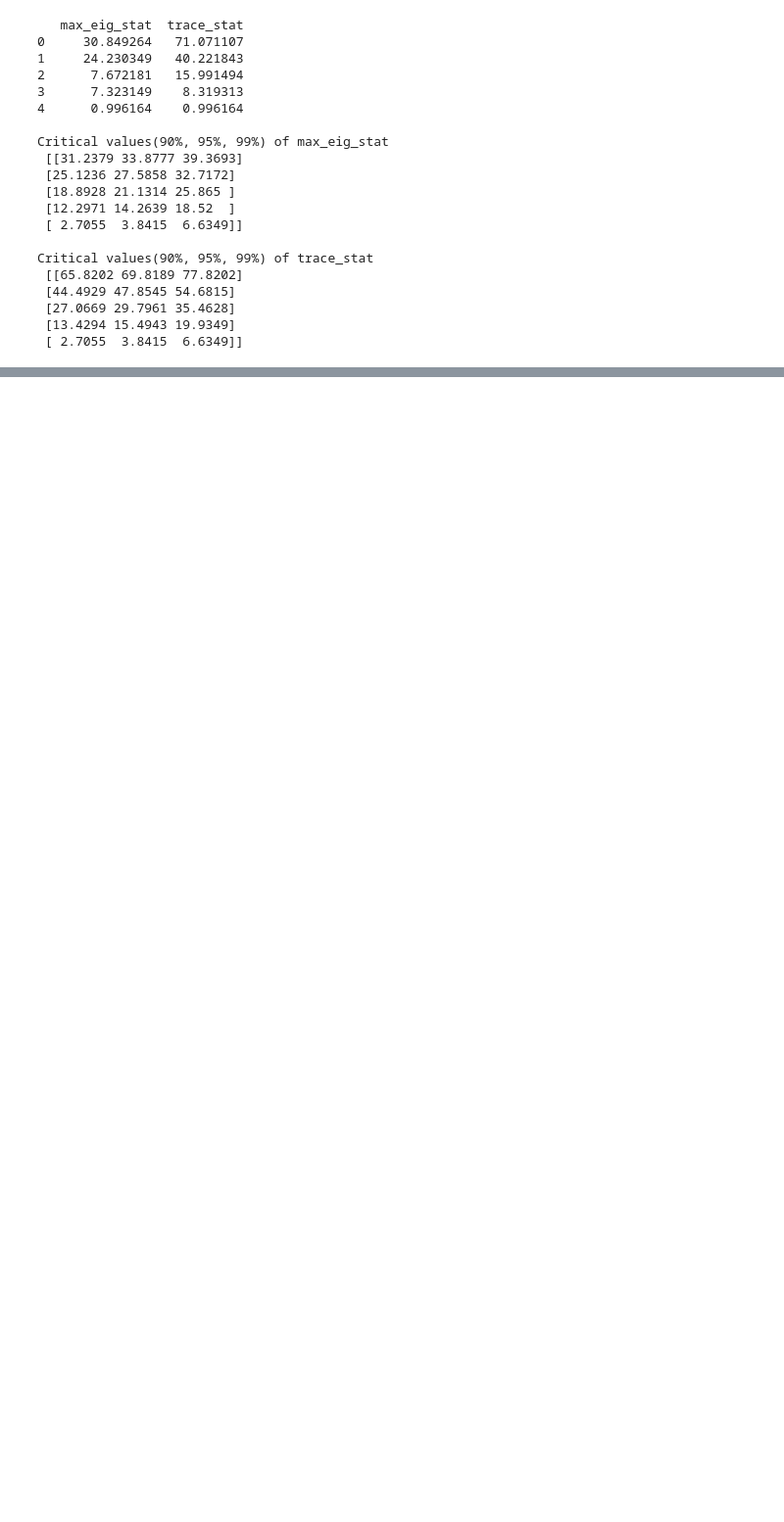
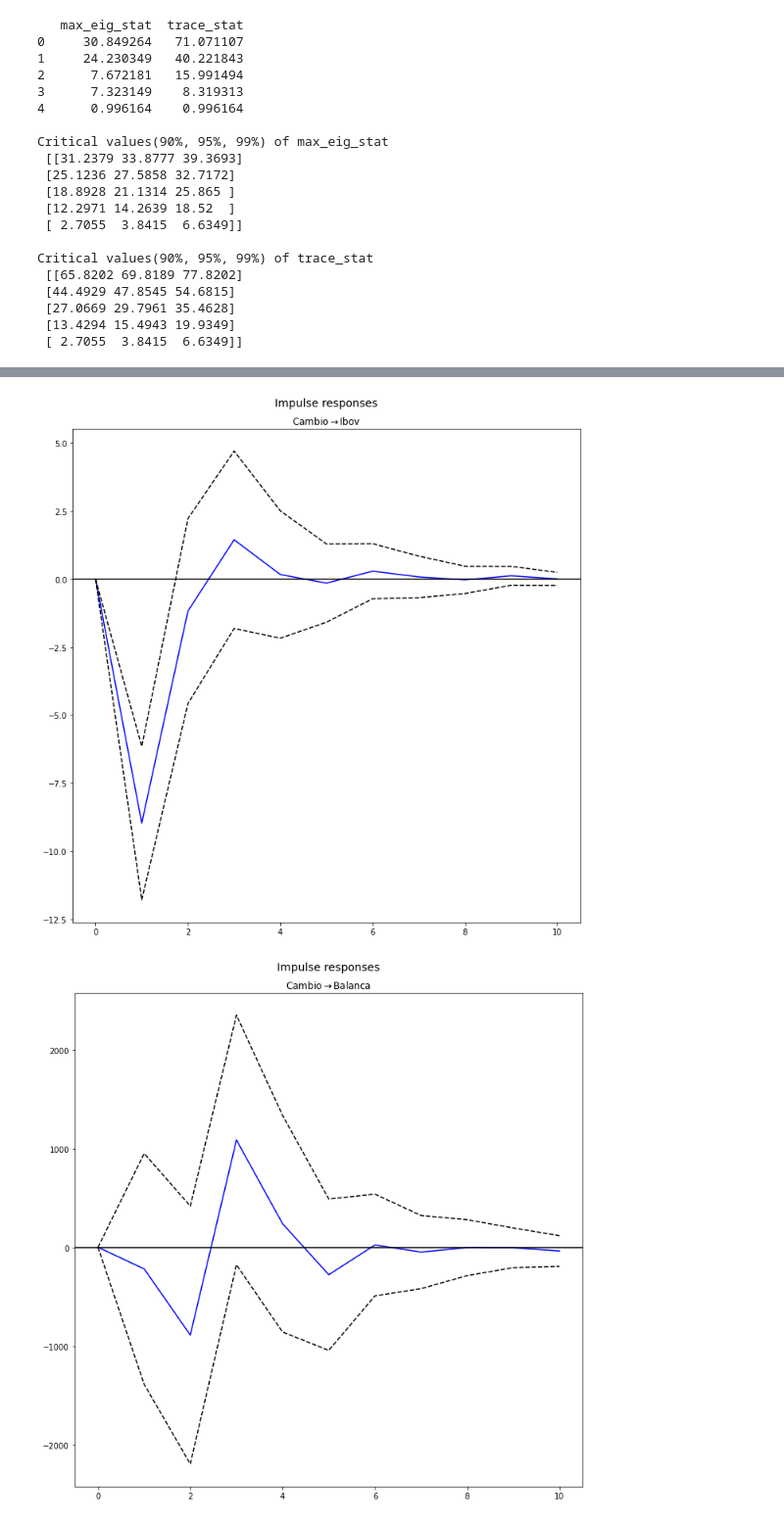
Before and after one commit to vasconceloslz/dados, a Jupyter notebook: Séries.ipynb, the cells around one changed output, grey strips where cells are left out. Shown at 98% size. Saved outputs shown, nothing was run; the diff lists cells and outputs as text; code cells hidden in the pictures; blank space fills up the shorter version.

```diff
--- a/Séries.ipynb
+++ b/Séries.ipynb
@@ -1247,0 +1558,6 @@ Ibov   ::  1.0       > 3.8415    =>   False
+# %%
+irf.plot(impulse=df_differenced.columns[2], response=df_differenced.columns[1], signif=0.05)
+irf.plot(impulse=df_differenced.columns[2], response=df_differenced.columns[4], signif=0.05)
+# %% [output]
+[figure, added]
+[figure, added]
```
Also changed, not shown: parts of 67 cells of this notebook.
